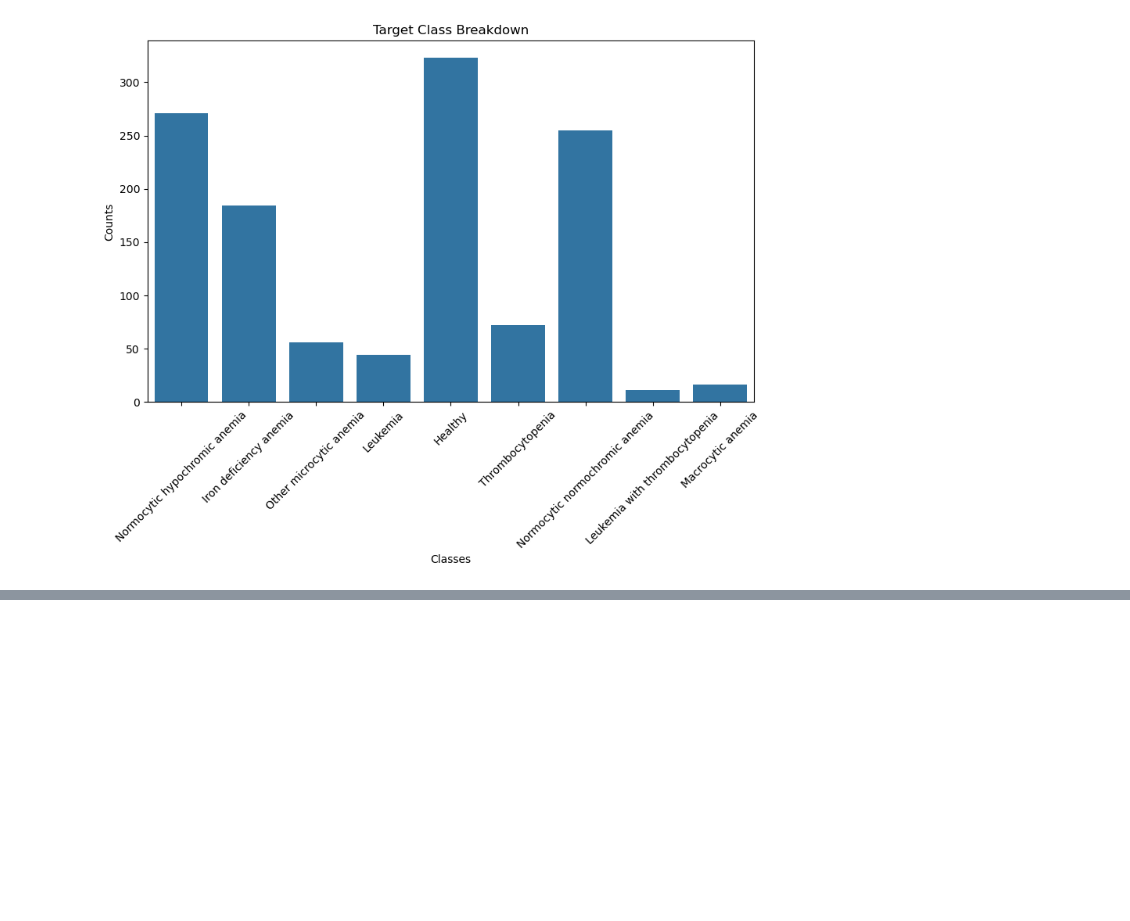
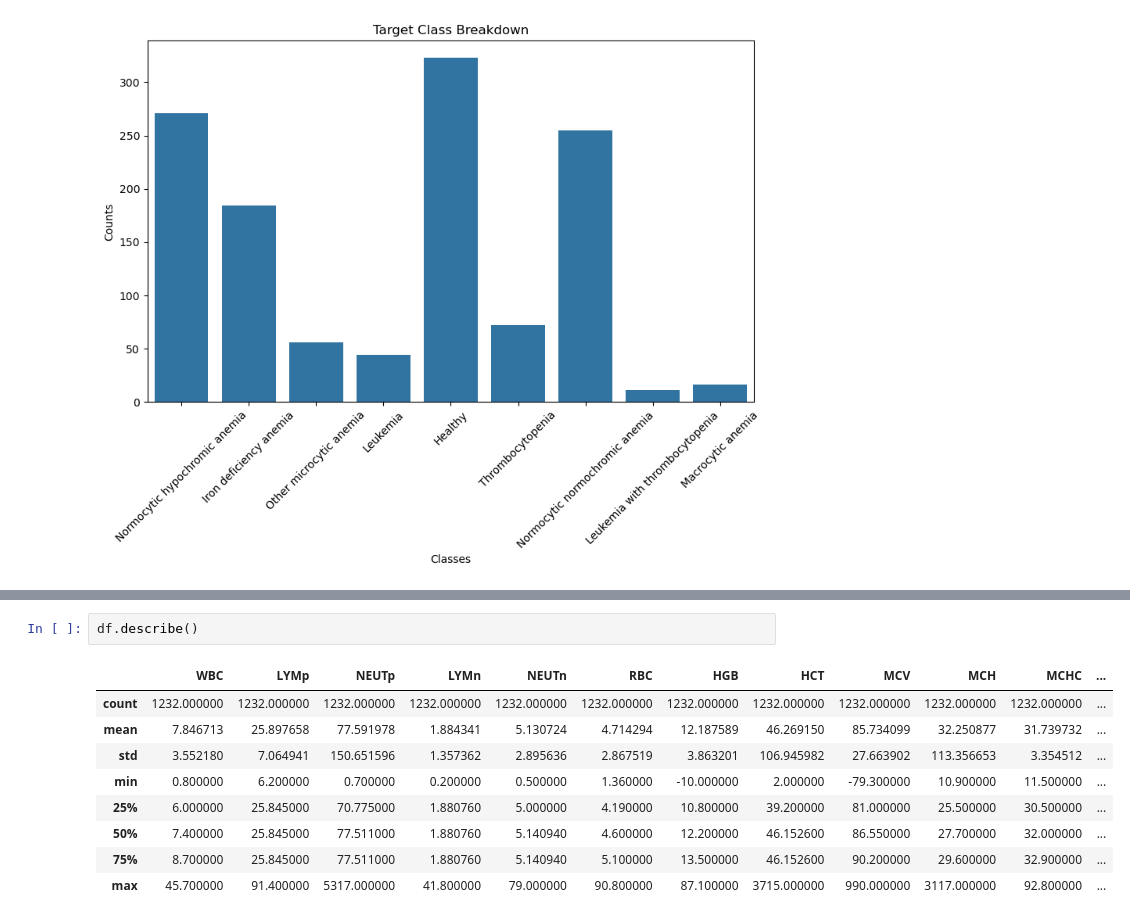
Before and after one commit to MaukanMir/Anemia-Types-Classification, a Jupyter notebook: training.ipynb, the cells around one changed output, grey strips where cells are left out. Cells and saved outputs as stored; diff of their text form; blank space fills up the shorter version.

```diff
--- a/training.ipynb
+++ b/training.ipynb
@@ -85,0 +105,12 @@ check_class_imbalances(df["Diagnosis"])
+# %%
+df.describe()
+# %% [output]
+|  | WBC | LYMp | NEUTp | LYMn | NEUTn | RBC | HGB | HCT | MCV | MCH | MCHC | ... |
+| count | 1232.000000 | 1232.000000 | 1232.000000 | 1232.000000 | 1232.000000 | 1232.000000 | 1232.000000 | 1232.000000 | 1232.000000 | 1232.000000 | 1232.000000 | ... |
+| mean | 7.846713 | 25.897658 | 77.591978 | 1.884341 | 5.130724 | 4.714294 | 12.187589 | 46.269150 | 85.734099 | 32.250877 | 31.739732 | ... |
+| std | 3.552180 | 7.064941 | 150.651596 | 1.357362 | 2.895636 | 2.867519 | 3.863201 | 106.945982 | 27.663902 | 113.356653 | 3.354512 | ... |
+| min | 0.800000 | 6.200000 | 0.700000 | 0.200000 | 0.500000 | 1.360000 | -10.000000 | 2.000000 | -79.300000 | 10.900000 | 11.500000 | ... |
+| 25% | 6.000000 | 25.845000 | 70.775000 | 1.880760 | 5.000000 | 4.190000 | 10.800000 | 39.200000 | 81.000000 | 25.500000 | 30.500000 | ... |
+| 50% | 7.400000 | 25.845000 | 77.511000 | 1.880760 | 5.140940 | 4.600000 | 12.200000 | 46.152600 | 86.550000 | 27.700000 | 32.000000 | ... |
+| 75% | 8.700000 | 25.845000 | 77.511000 | 1.880760 | 5.140940 | 5.100000 | 13.500000 | 46.152600 | 90.200000 | 29.600000 | 32.900000 | ... |
+| max | 45.700000 | 91.400000 | 5317.000000 | 41.800000 | 79.000000 | 90.800000 | 87.100000 | 3715.000000 | 990.000000 | 3117.000000 | 92.800000 | ... |
```
Also changed, not shown: parts of 1 cell of this notebook.
